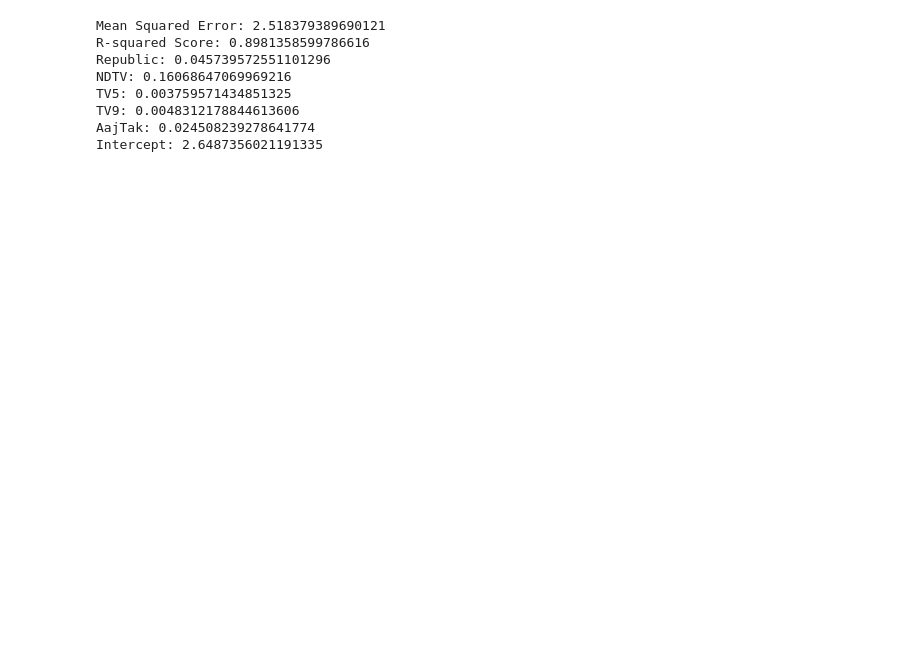
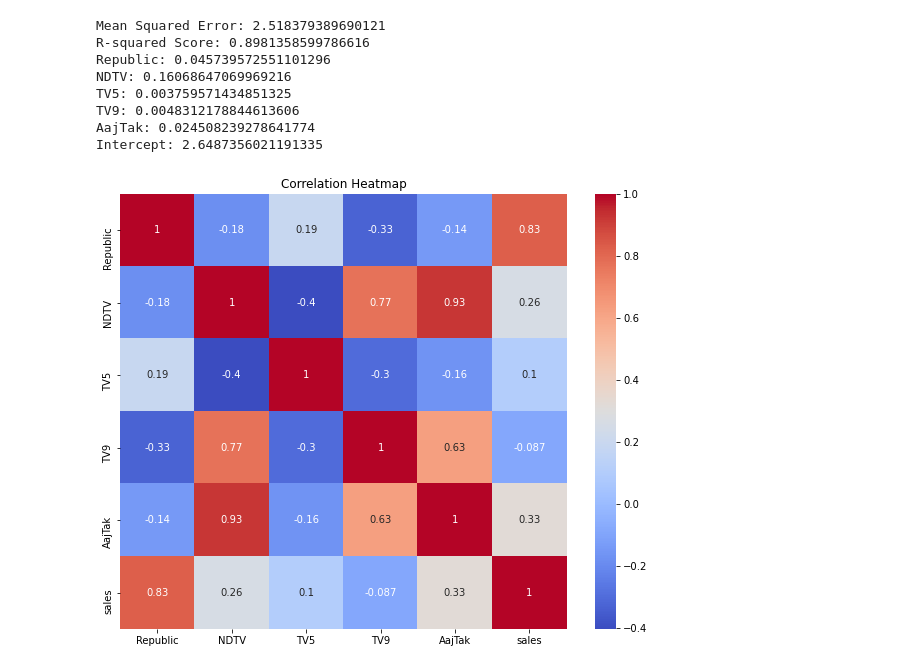
Before and after one commit to ManeeshOO7/DS-test13-07, a Jupyter notebook: Test-13-07.ipynb, the cells around one changed output. Cells and saved outputs as stored; diff of their text form; code cells hidden in the pictures; blank space fills up the shorter version.

```diff
--- a/Test-13-07.ipynb
+++ b/Test-13-07.ipynb
@@ -45,3 +45,89 @@ TV5: 0.003759571434851325
 TV9: 0.0048312178844613606
 AajTak: 0.024508239278641774
 Intercept: 2.6487356021191335
+# %%
+import pandas as pd
+import numpy as np
+import matplotlib.pyplot as plt
+import seaborn as sns
+from io import StringIO
+
+# Your data string goes here (I'm using a truncated version for brevity)
+data_string = """Republic,NDTV,TV5,TV9,AajTak,sales
+8.7,48.9,4,75,49,7.2
+57.5,32.8,65.9,23.5,57.5,11.8
+120.2,19.6,7.2,11.6,18.5,13.2
+8.6,2.1,46,1,2.6,4.8
+199.8,2.6,52.9,21.2,2.9,10.6
+66.1,5.8,114,24.2,9.8,8.6
+214.7,24,55.8,4,26,17.4
+23.8,35.1,18.3,65.9,35.19,9.2
+97.5,7.6,19.1,7.2,7.9,9.7
+204.1,32.9,53.4,46,42.9,19"""
+
+# Create DataFrame
+data = pd.read_csv(StringIO(data_string))
+
+# 1. Correlation Heatmap
+plt.figure(figsize=(10, 8))
+sns.heatmap(data.corr(), annot=True, cmap='coolwarm')
+plt.title('Correlation Heatmap')
+plt.show()
+
+# 2. Pairplot
+sns.pairplot(data, height=2.5)
+plt.tight_layout()
+plt.show()
+
+# 3. Distribution of Sales
+plt.figure(figsize=(10, 6))
+sns.histplot(data['sales'], kde=True)
+plt.title('Distribution of Sales')
+plt.xlabel('Sales')
+plt.ylabel('Frequency')
+plt.show()
+
+# 4. Box Plots for each channel
+plt.figure(figsize=(12, 6))
+data.boxplot(column=['Republic', 'NDTV', 'TV5', 'TV9', 'AajTak'])
+plt.title('Box Plots of Channel Viewership')
+plt.ylabel('Viewership')
+plt.show()
+
+# 5. Scatter plots with regression line for each channel vs sales
+channels = ['Republic', 'NDTV', 'TV5', 'TV9', 'AajTak']
+fig, axes = plt.subplots(2, 3, figsize=(20, 12))
+axes = axes.ravel()
+
+for i, channel in enumerate(channels):
+    sns.regplot(x=channel, y='sales', data=data, ax=axes[i])
+    axes[i].set_title(f'{channel} vs Sales')
+
+plt.tight_layout()
+plt.show()
+
+# 6. Time Series Plot (assuming the data is time-ordered)
+plt.figure(figsize=(12, 6))
+plt.plot(data.index, data['sales'])
+plt.title('Sales Over Time')
+plt.xlabel('Time')
+plt.ylabel('Sales')
+plt.show()
+
+# 7. Stacked Area Chart
+plt.figure(figsize=(12, 6))
+plt.stackplot(data.index, data['Republic'], data['NDTV'], data['TV5'], data['TV9'], data['AajTak'],
+              labels=['Republic', 'NDTV', 'TV5', 'TV9', 'AajTak'])
+plt.title('Stacked Area Chart of Channel Viewership')
+plt.xlabel('Time')
+plt.ylabel('Viewership')
+plt.legend(loc='upper left')
+plt.show()
+
+# 8. Violin Plot for Sales
+plt.figure(figsize=(10, 6))
+sns.violinplot(y='sales', data=data)
+plt.title('Violin Plot of Sales')
+plt.show()
+# %% [output]
+[figure, added]
```
Also changed, not shown: parts of 1 cell of this notebook.
